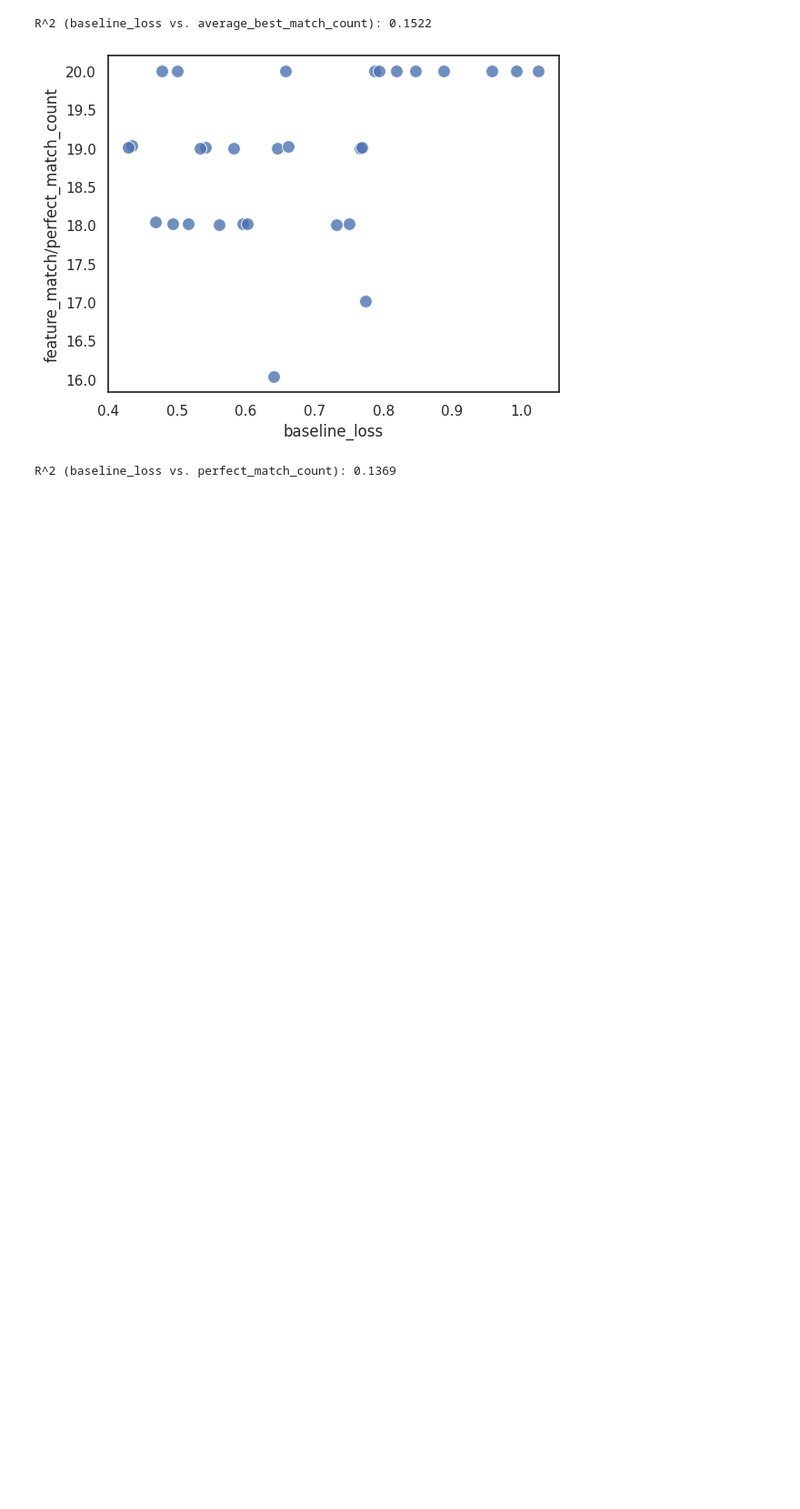
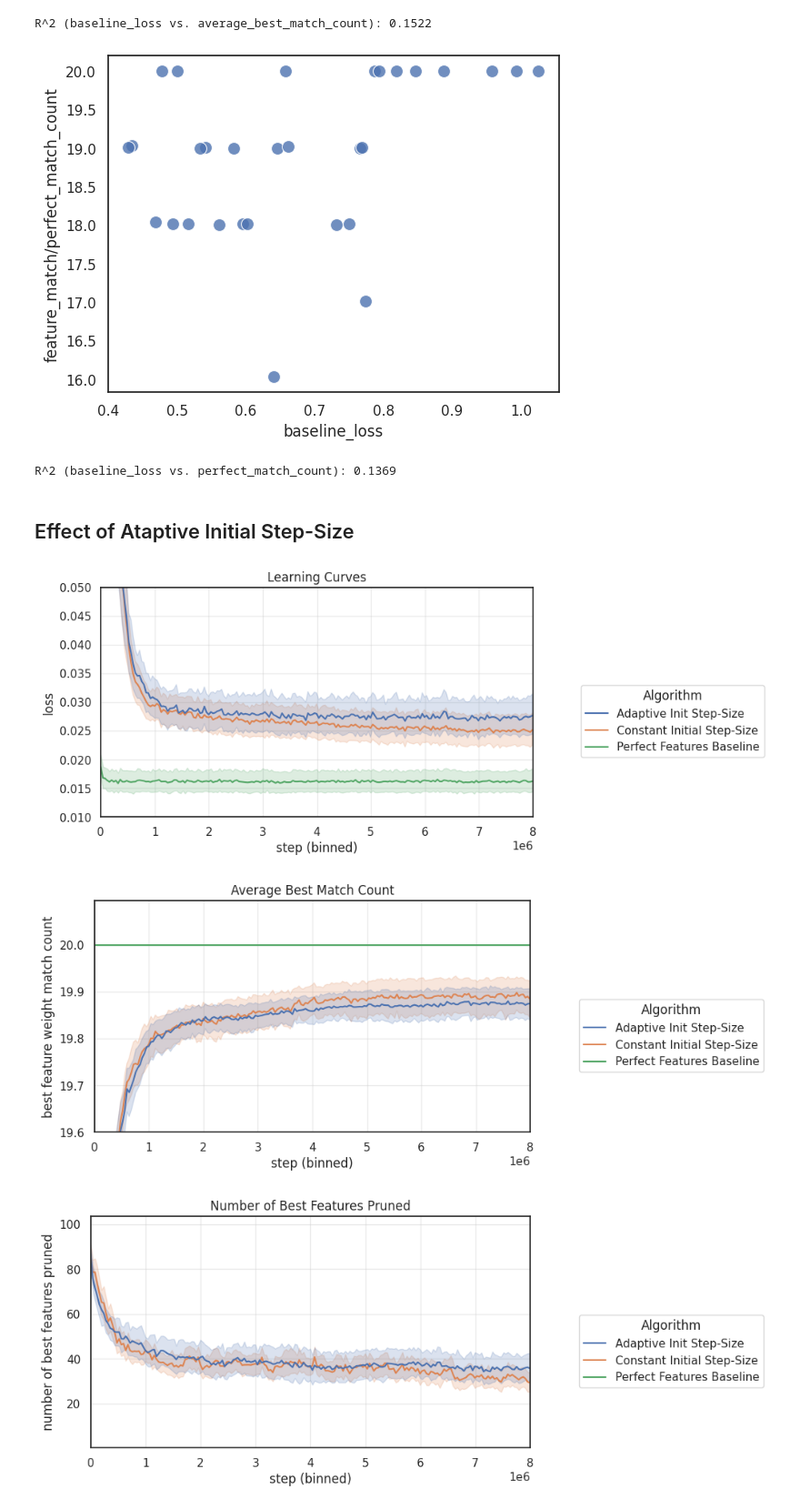
Before and after one commit to ejmejm/phd_research, a Jupyter notebook: phd/feature_search/analysis/paper_part_1_v1/ns_autostep_and_search_best.ipynb, the cells around one changed output. Shown at 91% size. Cells and saved outputs as stored; diff of their text form; code cells hidden in the pictures; blank space fills up the shorter version.

```diff
--- a/phd/feature_search/analysis/paper_part_1_v1/ns_autostep_and_search_best.ipynb
+++ b/phd/feature_search/analysis/paper_part_1_v1/ns_autostep_and_search_best.ipynb
@@ -319,3 +322,57 @@ print(f"R^2 (baseline_loss vs. perfect_match_count): {r2_perfect:.4f}")
 R^2 (baseline_loss vs. average_best_match_count): 0.1522
 [figure]
 R^2 (baseline_loss vs. perfect_match_count): 0.1369
+# %% [markdown]
+## Effect of Ataptive Initial Step-Size
+# %%
+plot_run_df = pd.concat(list(run_dfs.values()))
+plot_config_df = pd.concat(list(config_dfs.values()))
+
+algo_map = {
+    'median_utility_reset_v2': 'Constant Initial Step-Size',
+    'perfect_features_baseline': 'Perfect Features Baseline',
+    'adaptive_init_lr': 'Adaptive Init Step-Size',
+}
+plot_config_df = plot_config_df[plot_config_df['sweep_name'].isin(algo_map.keys())].copy()
+valid_run_ids = plot_config_df['run_id'].unique()
+plot_run_df = plot_run_df[plot_run_df['run_id'].isin(valid_run_ids)].copy()
+plot_config_df['algo'] = plot_config_df['sweep_name'].map(algo_map)
+plot_run_df = plot_run_df[plot_run_df['step'] <= 8_000_000]
+# %%
+shared_args = {
+    'run_df': plot_run_df,
+    'config_df': plot_config_df,
+    'n_bins': 200,
+    'figsize': (7, 4),
+    'hue_col': 'algo',
+    'legend_title': 'Algorithm',
+    'show_ci': True,
+}
+
+plot_learning_curves(**shared_args)
+plt.title('Learning Curves')
+plt.ylim(0.01, 0.05)
+plt.show()
+
+
+plot_learning_curves(
+    y_col = 'feature_match/average_best_match_count',
+    y_label = 'best feature weight match count',
+    **shared_args,
+)
+plt.title('Average Best Match Count')
+plt.ylim(19.6)
+plt.show()
+
+
+plot_learning_curves(
+    y_col = 'pruning_stats/n_best_features_pruned',
+    y_label = 'number of best features pruned',
+    **shared_args,
+)
+plt.title('Number of Best Features Pruned')
+plt.show()
+# %% [output]
+[figure, added]
+[figure, added]
+[figure, added]
```
Also changed, not shown: parts of 2 cells of this notebook.
